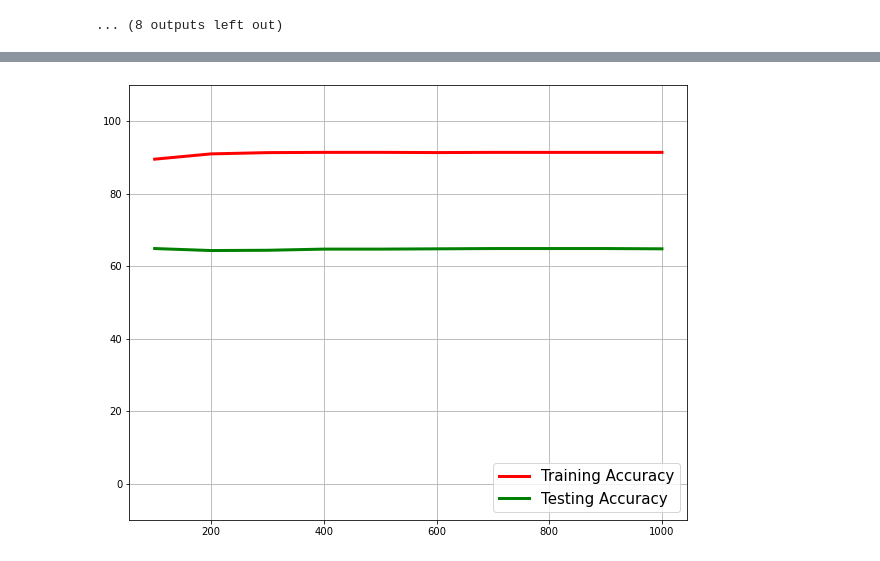
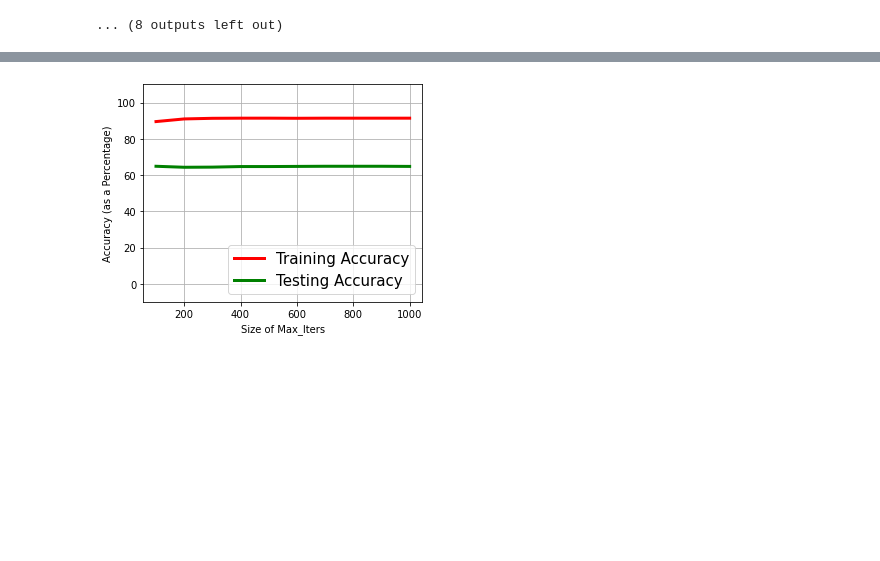
Before and after one commit to mmarkovi/Verity, a Jupyter notebook: models/logisticClassifier.ipynb, the cells around one changed output, grey strips where cells are left out. Cells and saved outputs as stored; diff of their text form; code cells hidden in the pictures; blank space fills up the shorter version.

```diff
--- a/models/logisticClassifier.ipynb
+++ b/models/logisticClassifier.ipynb
@@ -263,13 +265,15 @@ plt.show()
 # %%
-f, ax = plt.subplots(1, 1, figsize=(10, 8))
+f, ax = plt.subplots(1, 1, figsize=(5, 4))
 ax.set_ylim(-10,110)
 
+plt.xlabel("Size of Max_Iters")
+plt.ylabel("Accuracy (as a Percentage)")
 plt.plot(testMaxIter, trLiar, lw=3, color='red', label='Training Accuracy')
 plt.plot(testMaxIter, teLiar, lw=3, color='green', label='Testing Accuracy')
 
 ax.legend(fontsize=15, loc=4)
 plt.grid()
 plt.show()
 # %% [output]
-[figure, old version]
+[figure, new version]
 # %%
```
Also changed, not shown: parts of 2 cells of this notebook, 1 other file.
